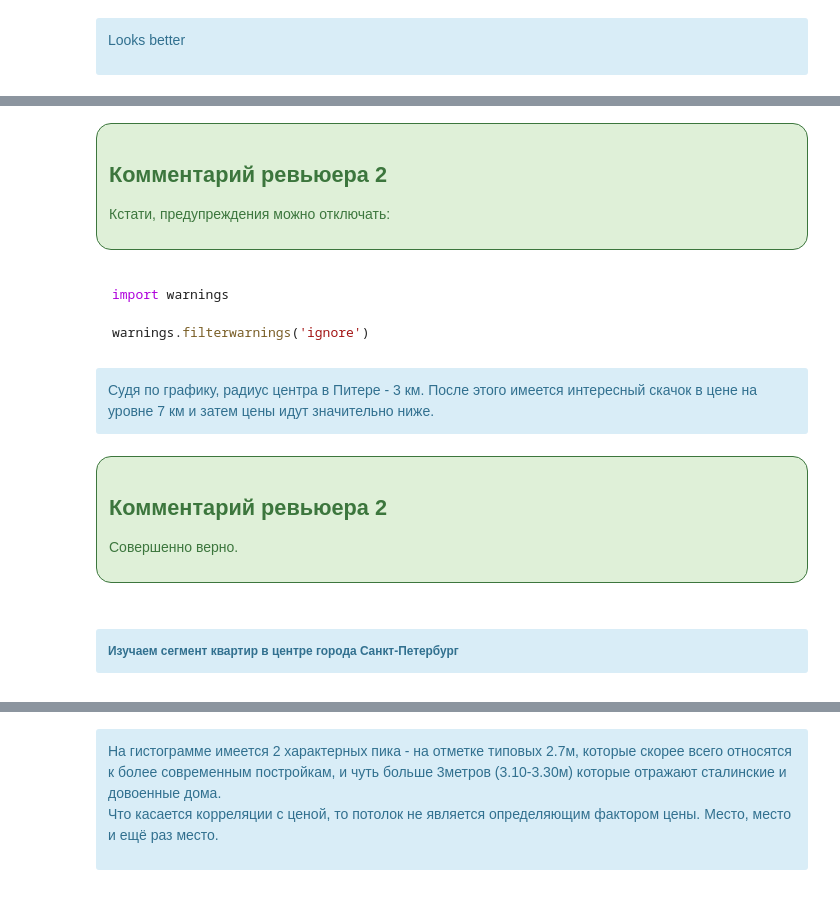
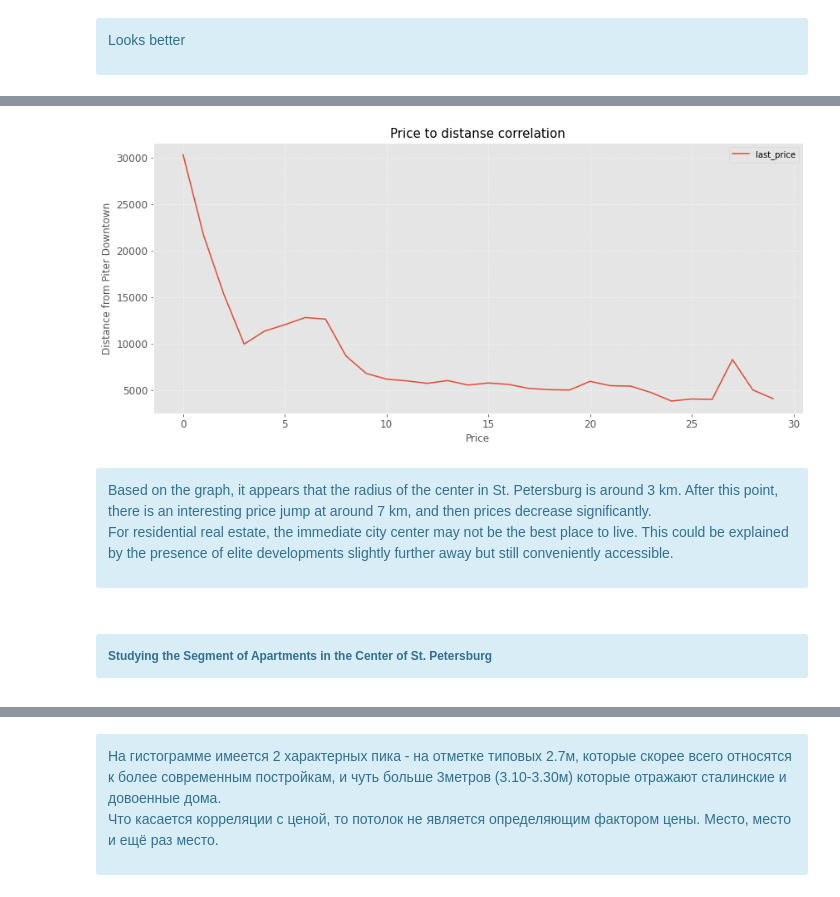
Before and after one commit to Novik-data-analyst/Data-Analyst-career-portfolio-projects, a Jupyter notebook: Real estate Market and Fraud analysis/Real_estate_second.ipynb, the cells around one changed output, grey strips where cells are left out. Drawn from its saved outputs; the diff is of its cells as text; code cells hidden in the pictures.

````diff
--- a/Real estate Market and Fraud analysis/Real_estate_second.ipynb
+++ b/Real estate Market and Fraud analysis/Real_estate_second.ipynb
@@ -1355,31 +1426,38 @@ center
-# %% [markdown]
-<div class="alert alert-success" style="border-radius: 15px; box-shadow: 4px 4px 4px; border: 1px solid">
-<h2> Комментарий ревьюера 2</h2>
-
-Кстати, предупреждения можно отключать:
-</div>
-
-```python
-
-import warnings
-
-warnings.filterwarnings('ignore')
-```
 # %%
-center.plot()
+#plt.figure(figsize=(14, 6))  # Set the figure size (width, height) in inches
+plt.style.use('ggplot')      # Use the 'ggplot' style, which is visually appealing
+
+# Plot the data from the 'center' DataFrame
+center.plot(figsize=(14, 6))
+
+# Add labels and title
+plt.xlabel('Price', fontsize=12)
+plt.ylabel('Distance from Piter Downtown', fontsize=12)
+plt.title('Price to distanse correlation', fontsize=15)
+
+# Customize ticks and tick labels
+plt.xticks(fontsize=12)
+plt.yticks(fontsize=12)
+
+# Add grid lines
+plt.grid(True, linestyle='--', alpha=0.5)
+
+# Customize legend
+#plt.legend(fontsize=12)
+
+# Show the plot
 plt.show()
+# %% [output]
+[figure, added]
 # %% [markdown]
 <div class="alert alert-block alert-info">
-Судя по графику, радиус центра в Питере - 3 км. После этого имеется интересный скачок в цене на уровне 7 км и затем цены идут значительно ниже.
+Based on the graph, it appears that the radius of the center in St. Petersburg is around 3 km. After this point, there is an interesting price jump at around 7 km, and then prices decrease significantly.
+
+For residential real estate, the immediate city center may not be the best place to live. This could be explained by the presence of elite developments slightly further away but still conveniently accessible.
 </div>
-# %% [markdown]
-<div class="alert alert-success" style="border-radius: 15px; box-shadow: 4px 4px 4px; border: 1px solid">
-<h2> Комментарий ревьюера 2</h2>
-
-Совершенно верно.</div>
 # %% [markdown]
 <h6><div class="alert alert-block alert-info">
-Изучаем сегмент квартир в центре города Санкт-Петербург
+Studying the Segment of Apartments in the Center of St. Petersburg
   </div></h6>
 # %%
 piter_center = piter.query('cityCenters_nearest_km <= 3')
````
Also changed, not shown: parts of 74 cells of this notebook.
